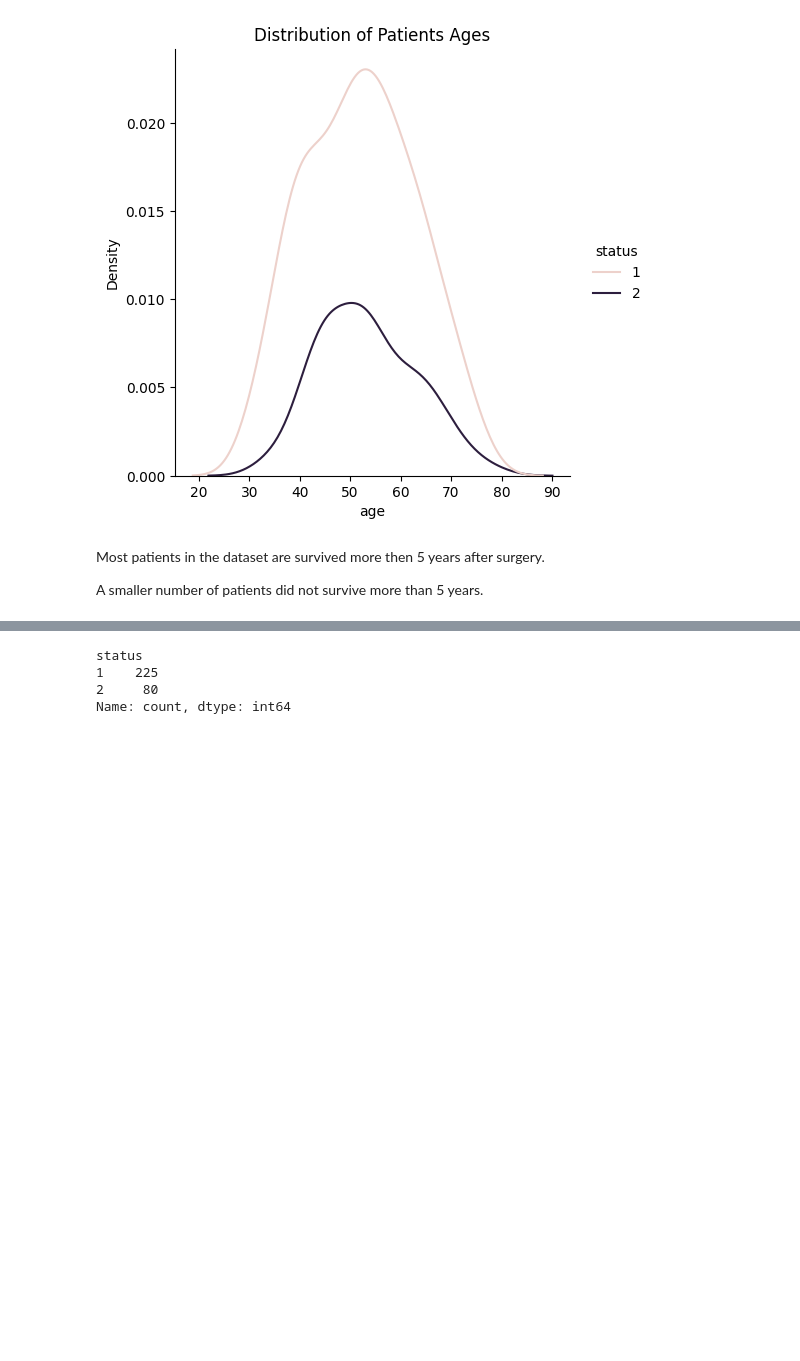
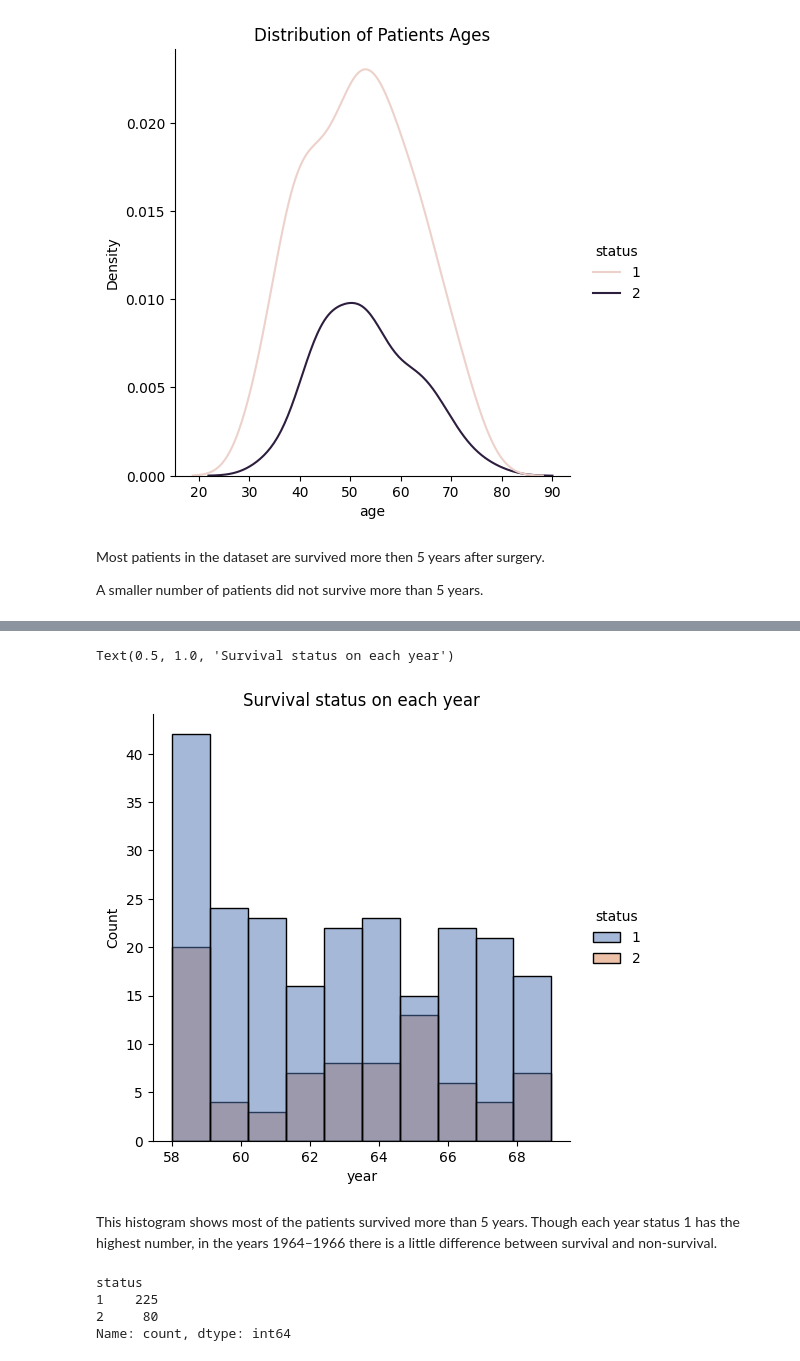
Before and after one commit to Wasima230Sultana/Haberman-analysis, a Jupyter notebook: habermanData.ipynb, the cells around one changed output, grey strips where cells are left out. Drawn from its saved outputs; the diff is of its cells as text; code cells hidden in the pictures; blank space fills up the shorter version.

```diff
--- a/habermanData.ipynb
+++ b/habermanData.ipynb
@@ -103,3 +144,11 @@ Text(0.5, 1.0, 'Distribution of Patients Ages')
+# %%
+sns.displot(x="year",hue="status",kind="hist",data=df,palette="deep")
+plt.title("Survival status on each year")
+# %% [output]
+Text(0.5, 1.0, 'Survival status on each year')
+[figure, added]
+# %% [markdown]
+<p>This histogram shows most of the patients survived more than 5 years. Though each year status 1 has the highest number, in the years 1964–1966 there is a little difference between survival and non-survival.</p>
 # %%
 df['status'].value_counts()
 # %% [output]
```
Also changed, not shown: parts of 28 cells of this notebook.
